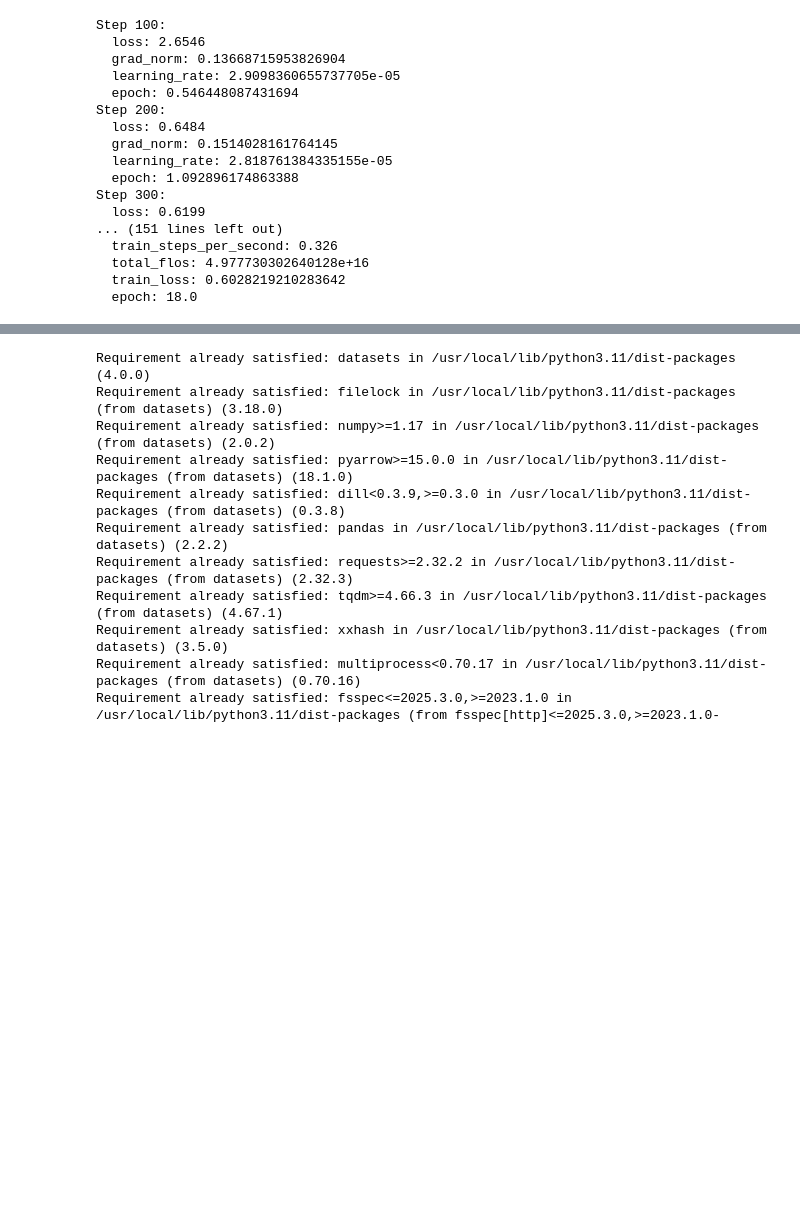
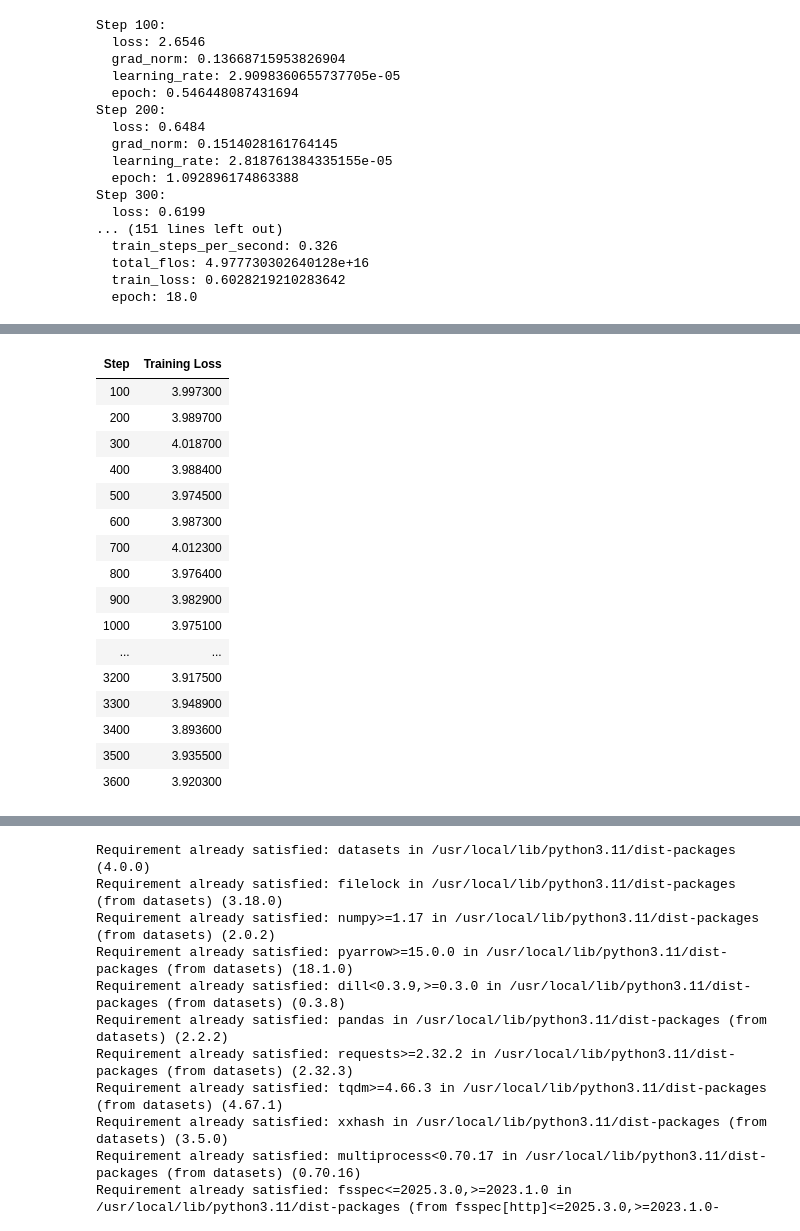
Before and after one commit to angiegh2002/learning_language_game, a Jupyter notebook: language_model.ipynb, the cells around one changed output, grey strips where cells are left out. Drawn from its saved outputs; the diff is of its cells as text; code cells hidden in the pictures; blank space fills up the shorter version.

```diff
--- a/language_model.ipynb
+++ b/language_model.ipynb
@@ -1080,0 +1123,83 @@ The following generation flags are not valid and may be ignored: ['early_stoppin
+# %%
+from transformers import AutoTokenizer, T5ForConditionalGeneration, Adafactor, TrainingArguments, Trainer, DataCollatorForSeq2Seq
+from peft import LoraConfig, get_peft_model, TaskType
+from evaluate import load
+from transformers import TrainerCallback
+import numpy as np
+
+
+lora_config = LoraConfig(
+    task_type=TaskType.SEQ_2_SEQ_LM,
+    inference_mode=False,
+    r=16,
+    lora_alpha=32,
+    lora_dropout=0.1,
+)
+
+model = get_peft_model(model, lora_config)
+
+data_collator = DataCollatorForSeq2Seq(tokenizer, model=model)
+rouge = load("rouge")
+bleu = load("bleu")
+
+def compute_metrics(eval_preds):
+    preds, labels = eval_preds
+    decoded_preds = tokenizer.batch_decode(preds, skip_special_tokens=True)
+
+    labels = np.where(labels != -100, labels, tokenizer.pad_token_id)
+    decoded_labels = tokenizer.batch_decode(labels, skip_special_tokens=True)
+
+    decoded_preds = [pred.strip() for pred in decoded_preds]
+    decoded_labels = [label.strip() for label in decoded_labels]
+
+    rouge_scores = rouge.compute(predictions=decoded_preds, references=decoded_labels, use_stemmer=True)
+    bleu_score = bleu.compute(predictions=[pred.split() for pred in decoded_preds],
+                              references=[[ref.split()] for ref in decoded_labels])
+
+    return {
+        "rougeL": rouge_scores["rougeL"].mid.fmeasure,
+        "bleu": bleu_score["bleu"]
+    }
+
+
+training_args = TrainingArguments(
+    output_dir="./arabict5-lora-model",
+    do_train=True,
+    do_eval=True,
+    eval_steps=500,
+    save_steps=1000,
+    save_total_limit=2,
+    learning_rate=3e-4,
+    per_device_train_batch_size=16,
+    per_device_eval_batch_size=16,
+    gradient_accumulation_steps=8,
+    num_train_epochs=10,
+    weight_decay=0.01,
+    logging_dir="./logs",
+    logging_steps=100,
+    fp16=True,
+    report_to="none",
+    run_name="arabict5-lora-run"
+)
+
+class CustomTrainer(Trainer):
+    def compute_loss(self, model, inputs, return_outputs=False, num_items_in_batch=None):
+        if return_outputs:
+            loss, outputs = super().compute_loss(model, inputs, return_outputs=True)
+            return loss, outputs
+        else:
+            loss = super().compute_loss(model, inputs, return_outputs=False)
+            return loss
+
+trainer = CustomTrainer(
+    model=model,
+    args=training_args,
+    train_dataset=tokenized_train,
+    eval_dataset=tokenized_val,
+    tokenizer=tokenizer,
+    data_collator=data_collator,
+    compute_metrics=compute_metrics,
+)
+
+trainer.train()
+# %% [output]
@@ -1080,0 +1208,17 @@ The following generation flags are not valid and may be ignored: ['early_stoppin
+| Step | Training Loss |
+| 100 | 3.997300 |
+| 200 | 3.989700 |
+| 300 | 4.018700 |
+| 400 | 3.988400 |
+| 500 | 3.974500 |
+| 600 | 3.987300 |
+| 700 | 4.012300 |
+| 800 | 3.976400 |
+| 900 | 3.982900 |
+| 1000 | 3.975100 |
+| ... | ... |
+| 3200 | 3.917500 |
+| 3300 | 3.948900 |
+| 3400 | 3.893600 |
+| 3500 | 3.935500 |
+| 3600 | 3.920300 |
```
Also changed, not shown: parts of 5 cells of this notebook.
